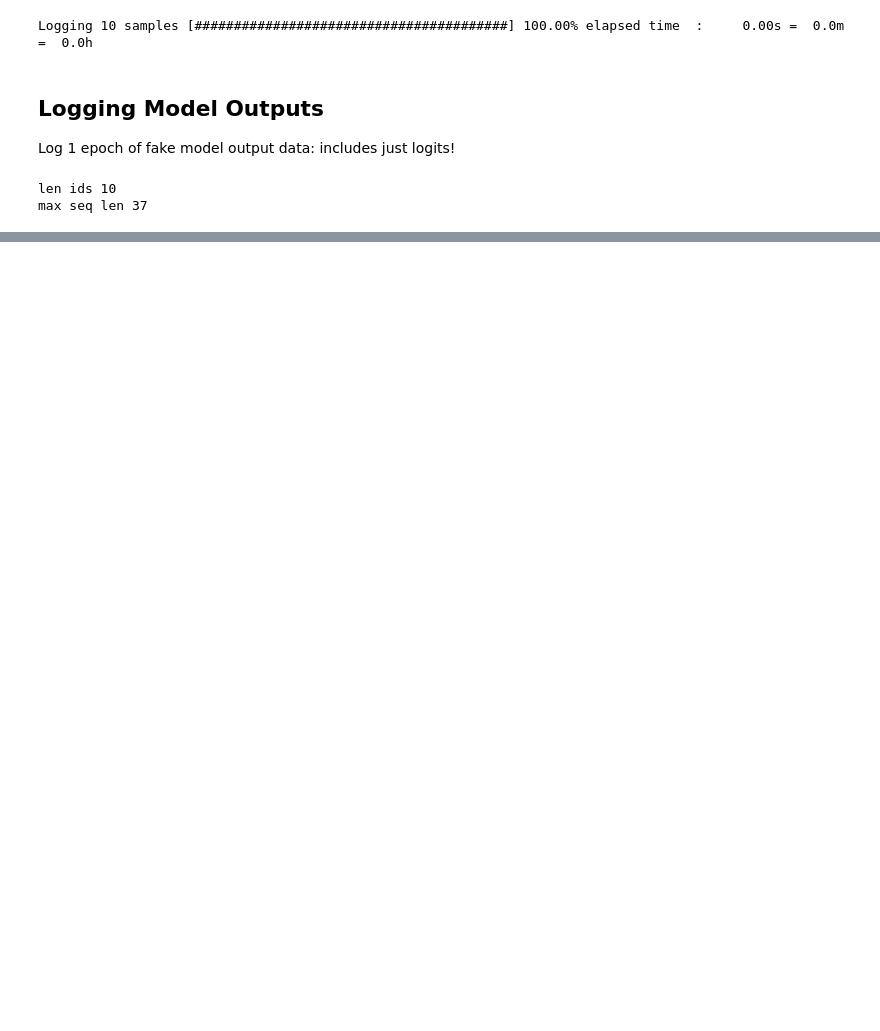
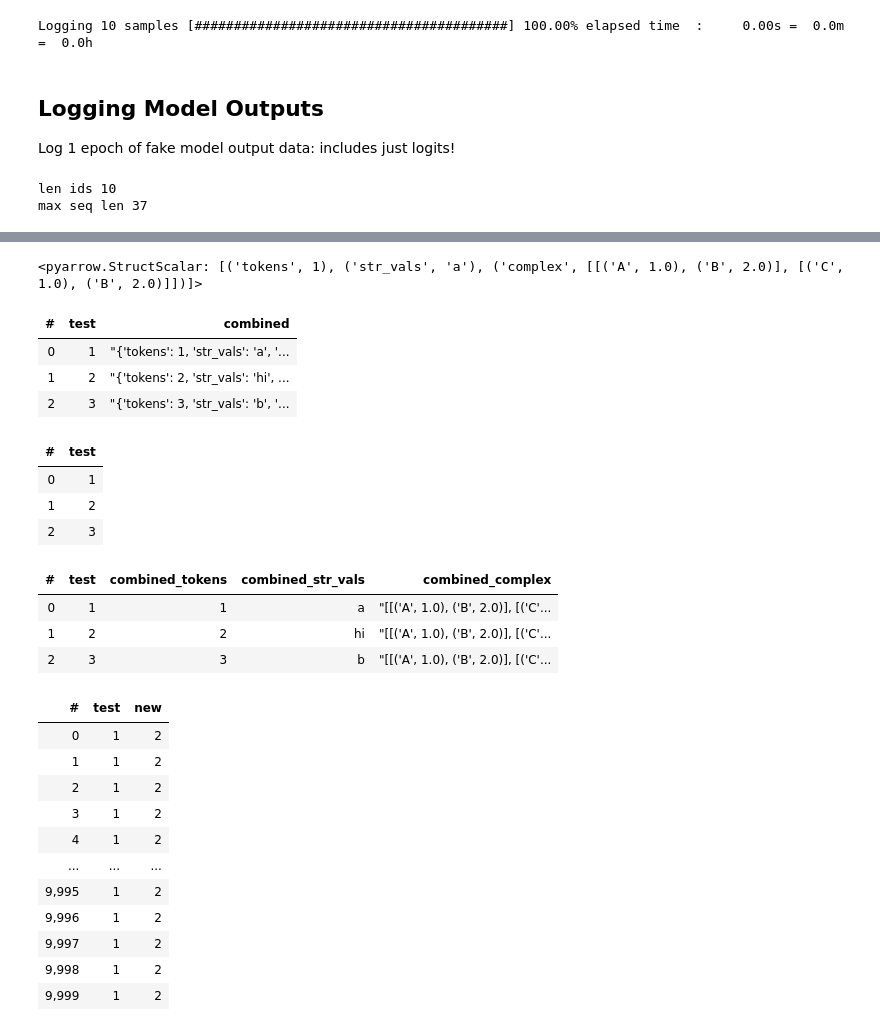
Before and after one commit to rungalileo/dataquality, a Jupyter notebook: docs/notebooks/Seq2Seq_Dq_Fake_Data.ipynb, the cells around one changed output, grey strips where cells are left out. Cells and saved outputs as stored; diff of their text form; code cells hidden in the pictures; blank space fills up the shorter version.

```diff
--- a/docs/notebooks/Seq2Seq_Dq_Fake_Data.ipynb
+++ b/docs/notebooks/Seq2Seq_Dq_Fake_Data.ipynb
@@ -198,0 +279,26 @@ df
+# %%
+arr[0]
+# %% [output]
+<pyarrow.StructScalar: [('tokens', 1), ('str_vals', 'a'), ('complex', [[('A', 1.0), ('B', 2.0)], [('C', 1.0), ('B', 2.0)]])]>
+# %%
+import vaex
+
+df = vaex.from_dict(
+    {"test": [1, 2, 3]}
+)
+# %%
+df['combined'] = arr
+# %%
+df
+# %% [output]
+| # | test | combined |
+| 0 | 1 | "{'tokens': 1, 'str_vals': 'a', '... |
+| 1 | 2 | "{'tokens': 2, 'str_vals': 'hi', ... |
+| 2 | 3 | "{'tokens': 3, 'str_vals': 'b', '... |
+# %%
+df.drop('combined')
+# %% [output]
+| # | test |
+| 0 | 1 |
+| 1 | 2 |
+| 2 | 3 |
@@ -198,0 +307,11 @@ df
+# %%
+df2
+# %% [output]
+| # | test | combined_tokens | combined_str_vals | combined_complex |
+| 0 | 1 | 1 | a | "[[('A', 1.0), ('B', 2.0)], [('C'... |
+| 1 | 2 | 2 | hi | "[[('A', 1.0), ('B', 2.0)], [('C'... |
+| 2 | 3 | 3 | b | "[[('A', 1.0), ('B', 2.0)], [('C'... |
+# %%
+df_test = vaex.from_dict(
+    {"test": [1]*10_000}
+)
@@ -198,0 +333,17 @@ df
+# %%
+df_test['new'] = df.func.text(df['top_k'], df['labels'])
+# %%
+df_test
+# %% [output]
+| # | test | new |
+| 0 | 1 | 2 |
+| 1 | 1 | 2 |
+| 2 | 1 | 2 |
+| 3 | 1 | 2 |
+| 4 | 1 | 2 |
+| ... | ... | ... |
+| 9,995 | 1 | 2 |
+| 9,996 | 1 | 2 |
+| 9,997 | 1 | 2 |
+| 9,998 | 1 | 2 |
+| 9,999 | 1 | 2 |
```
Also changed, not shown: parts of 17 cells of this notebook, 5 other files.
